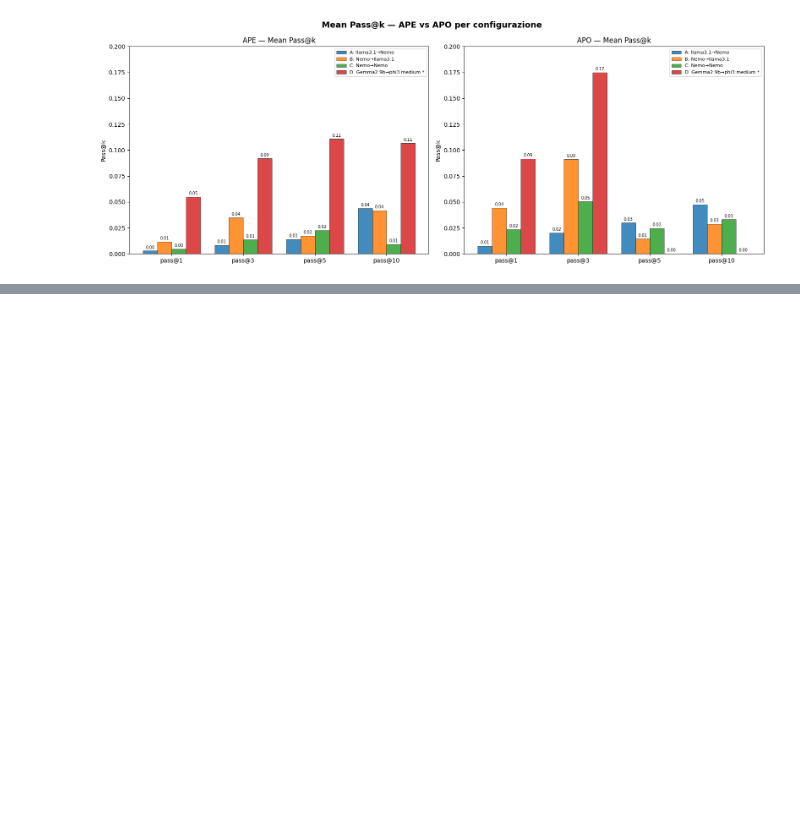
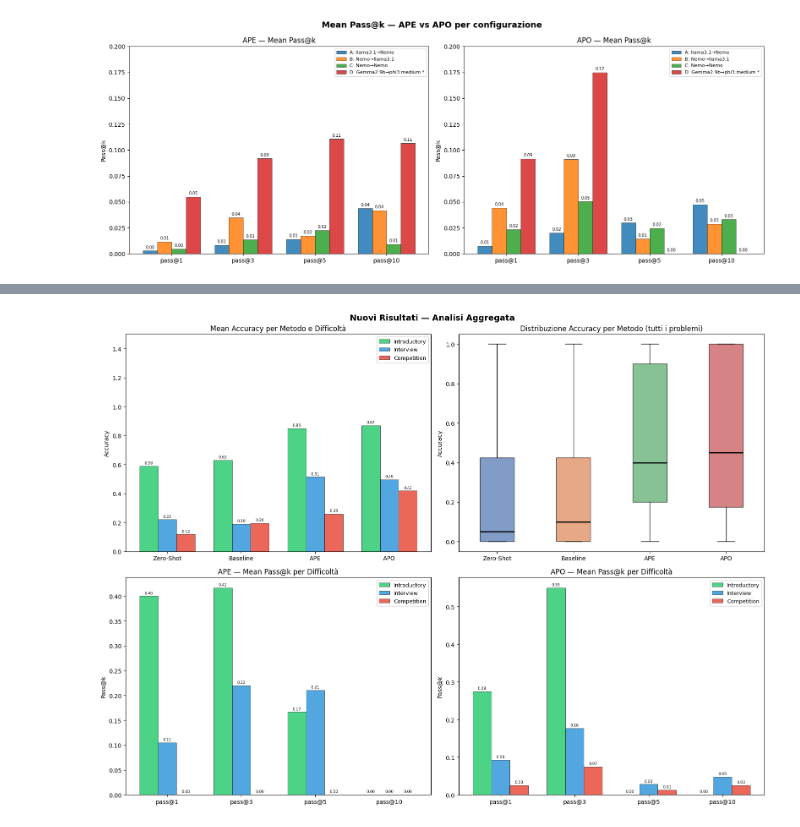
Before and after one commit to OmarDernjani/esperimenti_tesi, a Jupyter notebook: notebooks/analisi_esp.ipynb, the cells around one changed output, grey strips where cells are left out. Saved outputs shown, nothing was run; the diff lists cells and outputs as text; code cells hidden in the pictures; blank space fills up the shorter version.

```diff
--- a/notebooks/analisi_esp.ipynb
+++ b/notebooks/analisi_esp.ipynb
@@ -497,0 +619,74 @@ plt.show()
+# %%
+# ── Aggregato: mean accuracy per difficoltà + pass@k ─────────────────────────
+diffs        = ['introductory', 'interview', 'competition']
+diff_palette = ['#2ecc71',      '#3498db',   '#e74c3c']
+passk_cols_ape = [f'APE_pass@{k}' for k in PASS_K_VALUES]
+passk_cols_apo = [f'APO_pass@{k}' for k in PASS_K_VALUES]
+
+fig, axes = plt.subplots(2, 2, figsize=(16, 12))
+fig.suptitle('Nuovi Risultati — Analisi Aggregata', fontsize=14, fontweight='bold')
+
+# --- 1. Mean accuracy per metodo e difficoltà ---
+ax = axes[0, 0]
+x  = np.arange(len(LABELS))
+w  = 0.25
+for i, (diff, dc) in enumerate(zip(diffs, diff_palette)):
+    sub   = df_new[df_new['difficulty'] == diff]
+    means = [sub[m].mean() for m in METHODS]
+    bars  = ax.bar(x + (i - 1) * w, means, w, label=diff.capitalize(),
+                   color=dc, edgecolor='black', linewidth=0.5, alpha=0.85)
+    ax.bar_label(bars, fmt='%.2f', padding=2, fontsize=6.5)
+ax.set_xticks(x)
+ax.set_xticklabels(LABELS)
+ax.set_title('Mean Accuracy per Metodo e Difficoltà')
+ax.set_ylabel('Accuracy')
+ax.legend(fontsize=9)
+ax.set_ylim(0, df_new[METHODS].max().max() * 1.45 + 0.05)
+
+# --- 2. Boxplot per metodo ---
+ax = axes[0, 1]
+bp = ax.boxplot([df_new[m] for m in METHODS], labels=LABELS,
+                patch_artist=True, medianprops=dict(color='black', linewidth=2))
+for patch, c in zip(bp['boxes'], COLORS):
+    patch.set_facecolor(c)
+    patch.set_alpha(0.7)
+ax.set_title('Distribuzione Accuracy per Metodo (tutti i problemi)')
+ax.set_ylabel('Accuracy')
+
+# --- 3. APE pass@k per difficoltà ---
+ax  = axes[1, 0]
+x3  = np.arange(len(PASS_K_VALUES))
+for i, (diff, dc) in enumerate(zip(diffs, diff_palette)):
+    sub   = df_new[df_new['difficulty'] == diff]
+    means = [sub[f'APE_pass@{k}'].mean(skipna=True) for k in PASS_K_VALUES]
+    bars  = ax.bar(x3 + (i - 1) * w, means, w, label=diff.capitalize(),
+                   color=dc, edgecolor='black', linewidth=0.5, alpha=0.85)
+    ax.bar_label(bars, fmt='%.2f', padding=2, fontsize=6.5)
+ax.set_xticks(x3)
+ax.set_xticklabels([f'pass@{k}' for k in PASS_K_VALUES])
+ax.set_title('APE — Mean Pass@k per Difficoltà')
+ax.set_ylabel('Pass@k')
+ax.legend(fontsize=9)
+
+# --- 4. APO pass@k per difficoltà ---
+ax = axes[1, 1]
+for i, (diff, dc) in enumerate(zip(diffs, diff_palette)):
+    sub   = df_new[df_new['difficulty'] == diff]
+    means = [sub[f'APO_pass@{k}'].mean(skipna=True) for k in PASS_K_VALUES]
+    bars  = ax.bar(x3 + (i - 1) * w, means, w, label=diff.capitalize(),
+                   color=dc, edgecolor='black', linewidth=0.5, alpha=0.85)
+    ax.bar_label(bars, fmt='%.2f', padding=2, fontsize=6.5)
+ax.set_xticks(x3)
+ax.set_xticklabels([f'pass@{k}' for k in PASS_K_VALUES])
+ax.set_title('APO — Mean Pass@k per Difficoltà')
+ax.set_ylabel('Pass@k')
+ax.legend(fontsize=9)
+
+plt.tight_layout()
+plt.savefig(
+    os.path.join(BASE, 'outputs', 'new_results_aggregated.png'),
+    bbox_inches='tight', dpi=150,
+)
+plt.show()
+# %% [output]
+[figure, added]
```
Also changed, not shown: parts of 9 cells of this notebook, 5 other files.
